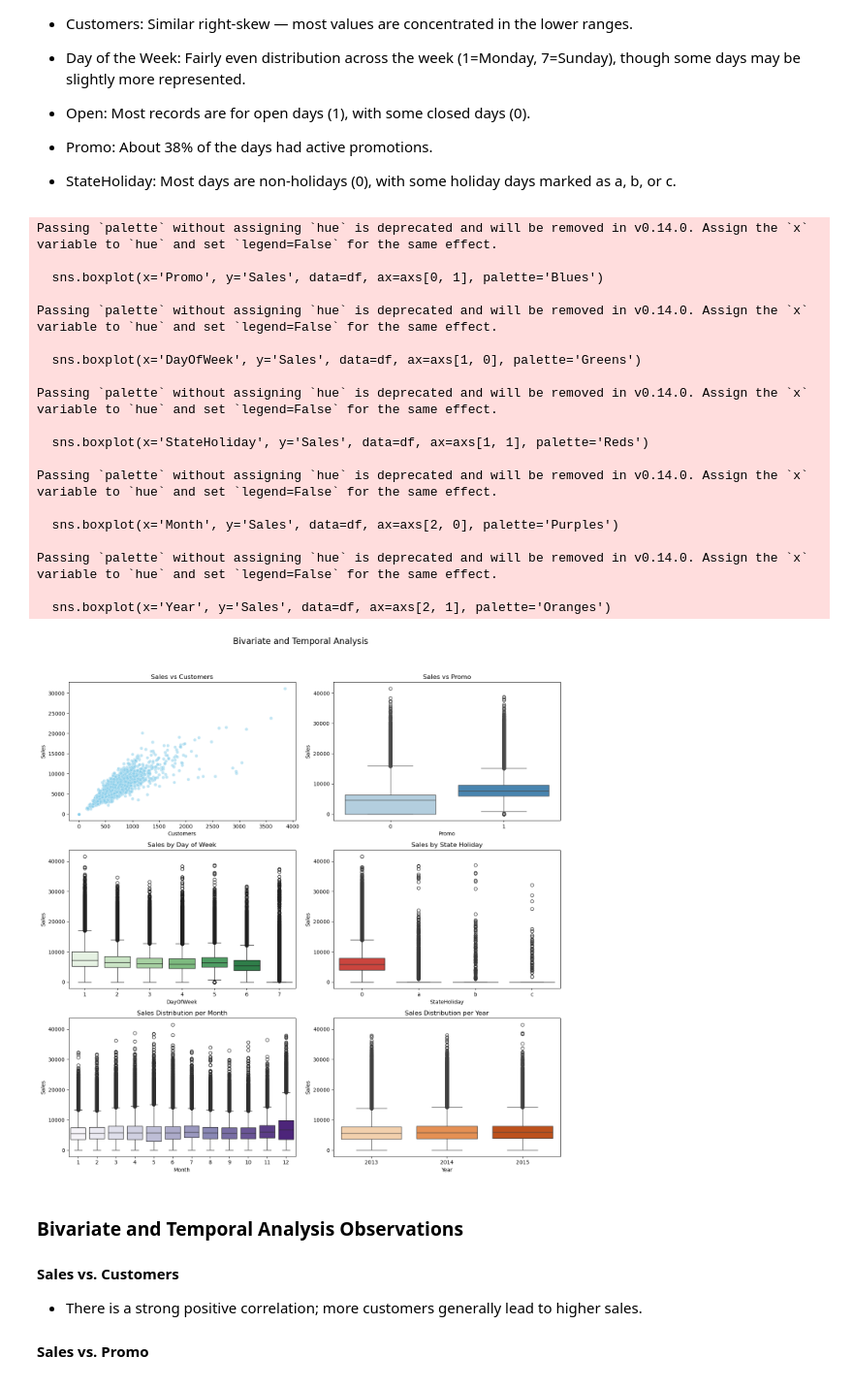
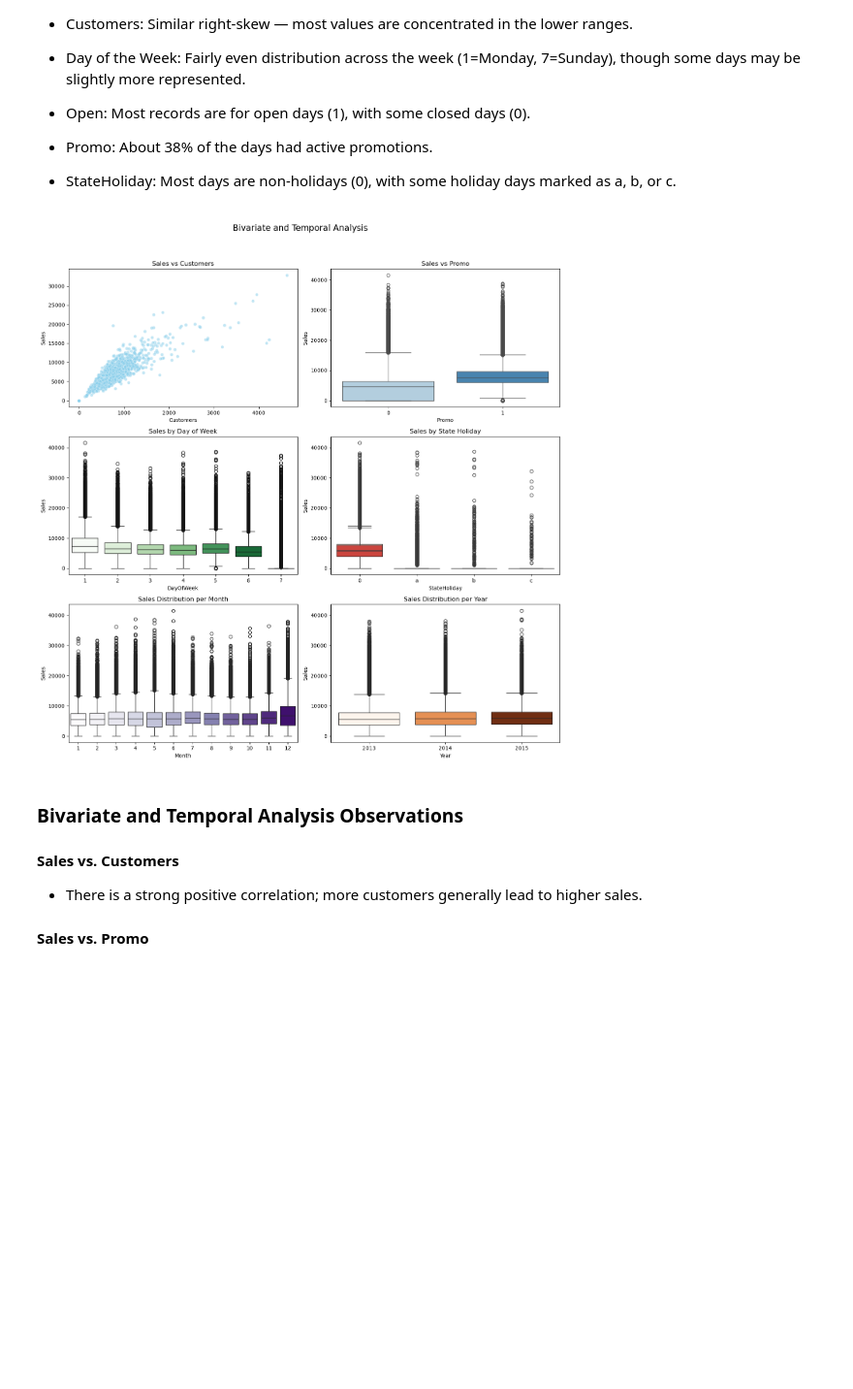
Before and after one commit to MateuszNowakowski2024/ml_rossman, a Jupyter notebook: eda.ipynb, the cells around one changed output. Shown at 97% size. Drawn from its saved outputs; the diff is of its cells as text; code cells hidden in the pictures; blank space fills up the shorter version.

```diff
--- a/eda.ipynb
+++ b/eda.ipynb
@@ -144,58 +151,39 @@ Univariate visualizations Insights:
 # Set up the plotting space
 fig, axs = plt.subplots(3, 2, figsize=(14, 15))
 fig.suptitle("Bivariate and Temporal Analysis", fontsize=16)
 
 # Sales vs Customers (scatter plot)
 sns.scatterplot(x='Customers', y='Sales', data=df.sample(2000), alpha=0.5, ax=axs[0, 0], color='skyblue')
 axs[0, 0].set_title('Sales vs Customers')
 
 # Sales vs Promo (box plot)
-sns.boxplot(x='Promo', y='Sales', data=df, ax=axs[0, 1], palette='Blues')
+sns.boxplot(x='Promo', y='Sales', data=df, ax=axs[0, 1], hue='Promo', palette='Blues', legend=False)
 axs[0, 1].set_title('Sales vs Promo')
 
 # Sales by Day of Week (box plot)
-sns.boxplot(x='DayOfWeek', y='Sales', data=df, ax=axs[1, 0], palette='Greens')
+sns.boxplot(x='DayOfWeek', y='Sales', data=df, ax=axs[1, 0], hue='DayOfWeek', palette='Greens', legend=False)
 axs[1, 0].set_title('Sales by Day of Week')
 
 # Sales by State Holiday (box plot)
-sns.boxplot(x='StateHoliday', y='Sales', data=df, ax=axs[1, 1], palette='Reds')
+sns.boxplot(x='StateHoliday', y='Sales', data=df, ax=axs[1, 1], hue='StateHoliday', palette='Reds', legend=False)
 axs[1, 1].set_title('Sales by State Holiday')
 
 # Extract month and year from Date
 df['Month'] = df['Date'].dt.month
 df['Year'] = df['Date'].dt.year
 
 # Sales distribution per month (box plot)
-sns.boxplot(x='Month', y='Sales', data=df, ax=axs[2, 0], palette='Purples')
+sns.boxplot(x='Month', y='Sales', data=df, ax=axs[2, 0], hue='Month', palette='Purples', legend=False)
 axs[2, 0].set_title('Sales Distribution per Month')
 
 # Sales distribution per year (box plot)
-sns.boxplot(x='Year', y='Sales', data=df, ax=axs[2, 1], palette='Oranges')
+sns.boxplot(x='Year', y='Sales', data=df, ax=axs[2, 1], hue='Year', palette='Oranges', legend=False)
 axs[2, 1].set_title('Sales Distribution per Year')
 
 plt.tight_layout(rect=[0, 0.03, 1, 0.95])
 plt.show()
 # %% [output]
-Passing `palette` without assigning `hue` is deprecated and will be removed in v0.14.0. Assign the `x` variable to `hue` and set `legend=False` for the same effect.
-
-  sns.boxplot(x='Promo', y='Sales', data=df, ax=axs[0, 1], palette='Blues')
-
-Passing `palette` without assigning `hue` is deprecated and will be removed in v0.14.0. Assign the `x` variable to `hue` and set `legend=False` for the same effect.
-
-  sns.boxplot(x='DayOfWeek', y='Sales', data=df, ax=axs[1, 0], palette='Greens')
-
-Passing `palette` without assigning `hue` is deprecated and will be removed in v0.14.0. Assign the `x` variable to `hue` and set `legend=False` for the same effect.
-
-  sns.boxplot(x='StateHoliday', y='Sales', data=df, ax=axs[1, 1], palette='Reds')
-
-Passing `palette` without assigning `hue` is deprecated and will be removed in v0.14.0. Assign the `x` variable to `hue` and set `legend=False` for the same effect.
-
-  sns.boxplot(x='Month', y='Sales', data=df, ax=axs[2, 0], palette='Purples')
-
-Passing `palette` without assigning `hue` is deprecated and will be removed in v0.14.0. Assign the `x` variable to `hue` and set `legend=False` for the same effect.
-
-  sns.boxplot(x='Year', y='Sales', data=df, ax=axs[2, 1], palette='Oranges')
-[figure, old version]
+[figure, new version]
 # %% [markdown]
 ### Bivariate and Temporal Analysis Observations
 
```
Also changed, not shown: parts of 5 cells of this notebook, 2 other files.
